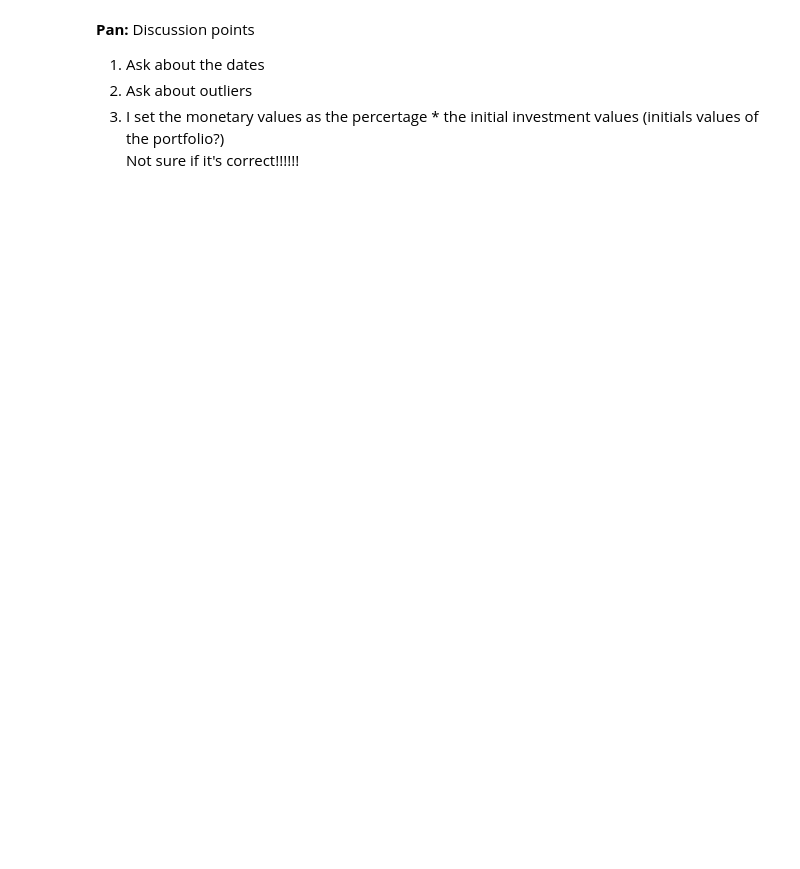
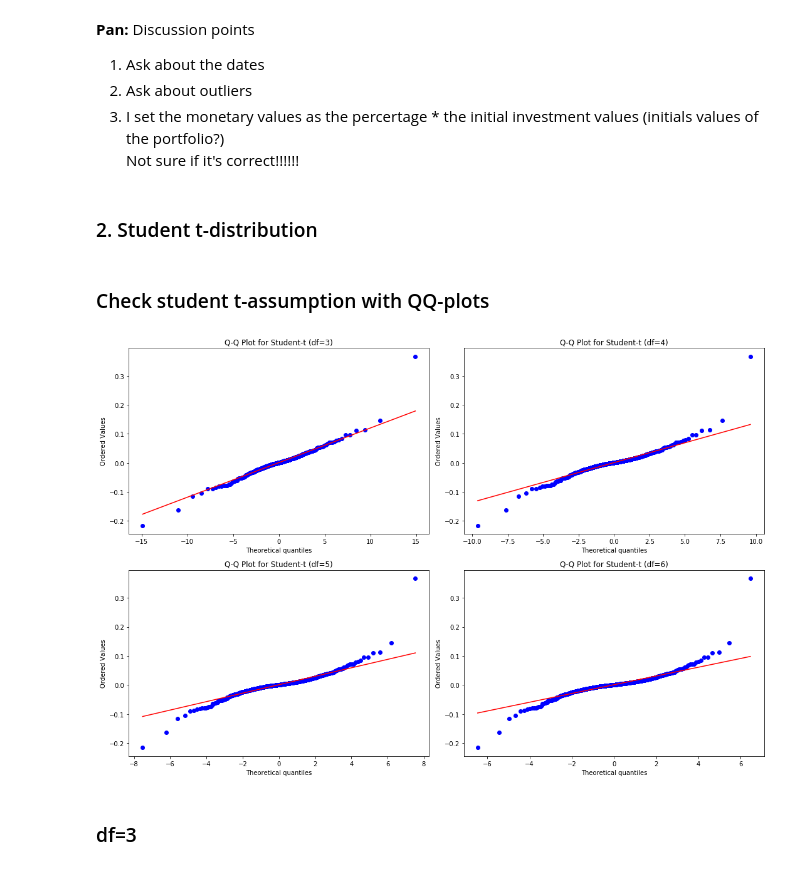
Before and after one commit to AnnaMariaAngelova/QRM2020, a Jupyter notebook: QRM_v02.ipynb, the cells around one changed output. Saved outputs shown, nothing was run; the diff lists cells and outputs as text; code cells hidden in the pictures; blank space fills up the shorter version.

```diff
--- a/QRM_v02.ipynb
+++ b/QRM_v02.ipynb
@@ -556,3 +389,28 @@ Monetary (VaR,ES) is:
 2. Ask about outliers
 3. I set the monetary values as the percertage * the initial investment values (initials values of the portfolio?) <br>
 Not sure if it's correct!!!!!!
+# %% [markdown]
+### 2. Student t-distribution
+# %% [markdown]
+### Check student t-assumption with QQ-plots
+# %%
+fig, ax = plt.subplots(nrows=2, ncols=2, figsize=(15,10))
+plt.subplot(2,2,1)
+sc.stats.probplot(data['portfolio_return'][1:], dist= sc.stats.t(3), plot=plt)
+plt.title("Q-Q Plot for Student-t (df=3)")
+plt.tight_layout()
+plt.subplot(2,2,2)
+sc.stats.probplot(data['portfolio_return'][1:], dist= sc.stats.t(4), plot=plt)
+plt.title("Q-Q Plot for Student-t (df=4)")
+plt.tight_layout()
+plt.subplot(2,2,3)
+sc.stats.probplot(data['portfolio_return'][1:], dist= sc.stats.t(5), plot=plt)
+plt.title("Q-Q Plot for Student-t (df=5)")
+plt.tight_layout()
+plt.subplot(2,2,4)
+sc.stats.probplot(data['portfolio_return'][1:], dist= sc.stats.t(6), plot=plt)
+plt.title("Q-Q Plot for Student-t (df=6)")
+plt.tight_layout()
+plt.show()
+# %% [output]
+[figure, added]
@@ -558,0 +463,2 @@ Not sure if it's correct!!!!!!
+# %% [markdown]
+### df=3
```
Also changed, not shown: parts of 59 cells of this notebook.
